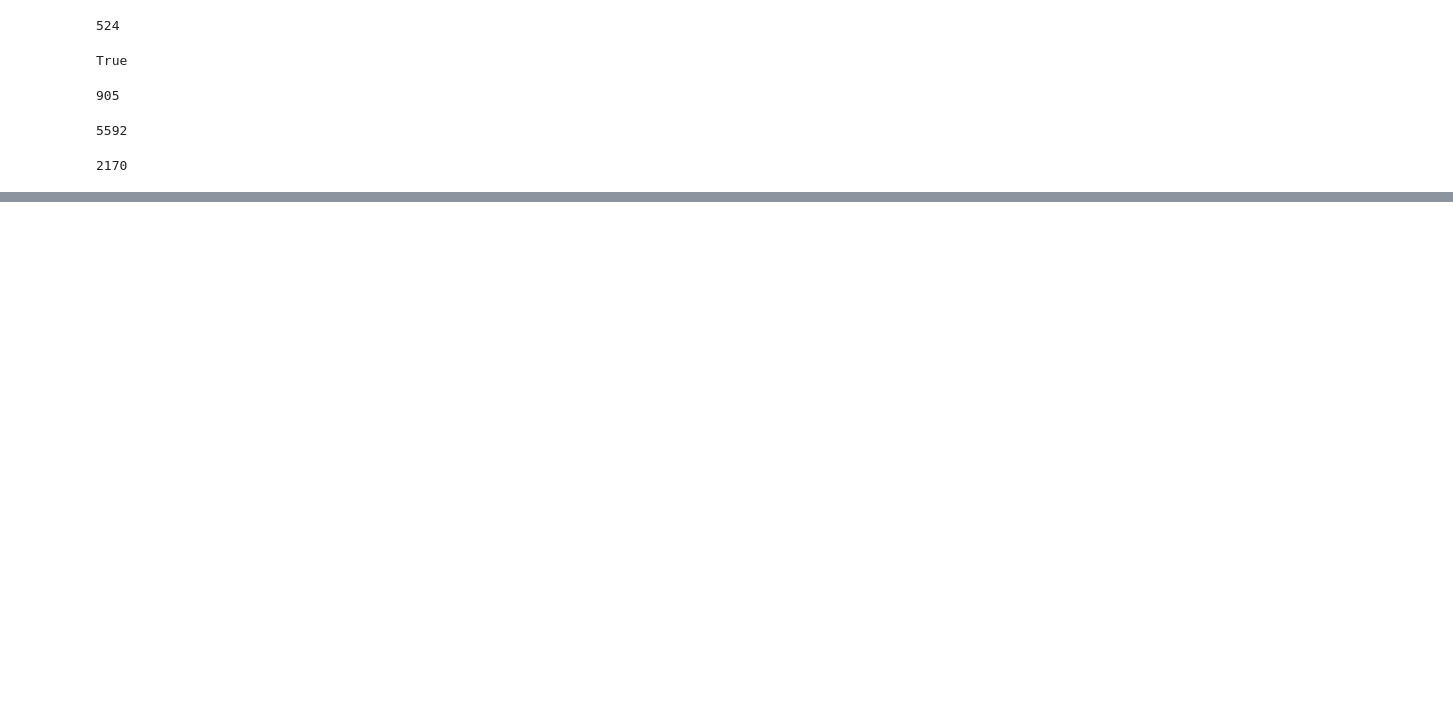
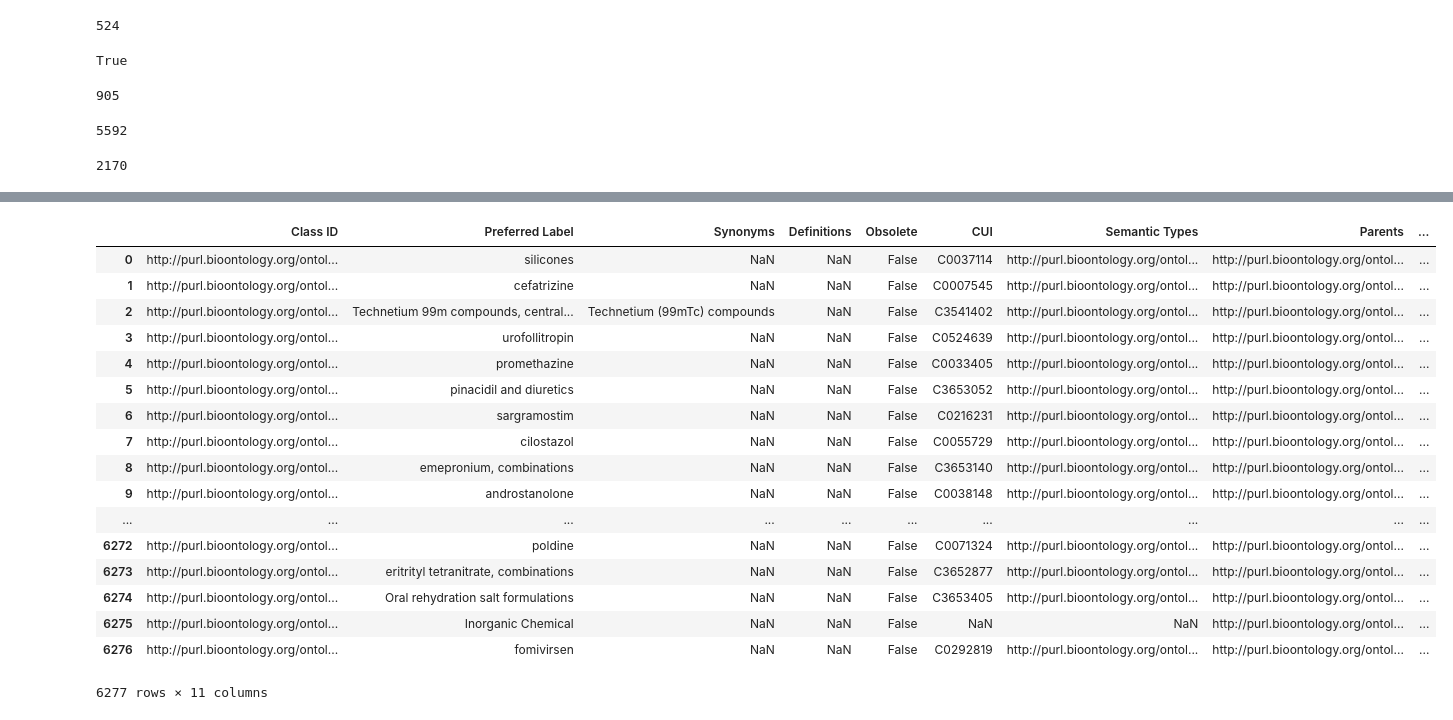
Before and after one commit to Dweepa/ItsAllInTheGenes, a Jupyter notebook: External /ExternalEval.ipynb, the cells around one changed output, grey strips where cells are left out. Drawn from its saved outputs; the diff is of its cells as text; code cells hidden in the pictures; blank space fills up the shorter version.

```diff
--- a/External /ExternalEval.ipynb
+++ b/External /ExternalEval.ipynb
@@ -103,0 +144,21 @@ len(np.unique(np.concatenate((train,test))))
+# %%
+data
+# %% [output]
+|  | Class ID | Preferred Label | Synonyms | Definitions | Obsolete | CUI | Semantic Types | Parents | ... |
+| 0 | http://purl.bioontology.org/ontol... | silicones | NaN | NaN | False | C0037114 | http://purl.bioontology.org/ontol... | http://purl.bioontology.org/ontol... | ... |
+| 1 | http://purl.bioontology.org/ontol... | cefatrizine | NaN | NaN | False | C0007545 | http://purl.bioontology.org/ontol... | http://purl.bioontology.org/ontol... | ... |
+| 2 | http://purl.bioontology.org/ontol... | Technetium 99m compounds, central... | Technetium (99mTc) compounds | NaN | False | C3541402 | http://purl.bioontology.org/ontol... | http://purl.bioontology.org/ontol... | ... |
+| 3 | http://purl.bioontology.org/ontol... | urofollitropin | NaN | NaN | False | C0524639 | http://purl.bioontology.org/ontol... | http://purl.bioontology.org/ontol... | ... |
+| 4 | http://purl.bioontology.org/ontol... | promethazine | NaN | NaN | False | C0033405 | http://purl.bioontology.org/ontol... | http://purl.bioontology.org/ontol... | ... |
+| 5 | http://purl.bioontology.org/ontol... | pinacidil and diuretics | NaN | NaN | False | C3653052 | http://purl.bioontology.org/ontol... | http://purl.bioontology.org/ontol... | ... |
+| 6 | http://purl.bioontology.org/ontol... | sargramostim | NaN | NaN | False | C0216231 | http://purl.bioontology.org/ontol... | http://purl.bioontology.org/ontol... | ... |
+| 7 | http://purl.bioontology.org/ontol... | cilostazol | NaN | NaN | False | C0055729 | http://purl.bioontology.org/ontol... | http://purl.bioontology.org/ontol... | ... |
+| 8 | http://purl.bioontology.org/ontol... | emepronium, combinations | NaN | NaN | False | C3653140 | http://purl.bioontology.org/ontol... | http://purl.bioontology.org/ontol... | ... |
+| 9 | http://purl.bioontology.org/ontol... | androstanolone | NaN | NaN | False | C0038148 | http://purl.bioontology.org/ontol... | http://purl.bioontology.org/ontol... | ... |
+| ... | ... | ... | ... | ... | ... | ... | ... | ... | ... |
+| 6272 | http://purl.bioontology.org/ontol... | poldine | NaN | NaN | False | C0071324 | http://purl.bioontology.org/ontol... | http://purl.bioontology.org/ontol... | ... |
+| 6273 | http://purl.bioontology.org/ontol... | eritrityl tetranitrate, combinations | NaN | NaN | False | C3652877 | http://purl.bioontology.org/ontol... | http://purl.bioontology.org/ontol... | ... |
+| 6274 | http://purl.bioontology.org/ontol... | Oral rehydration salt formulations | NaN | NaN | False | C3653405 | http://purl.bioontology.org/ontol... | http://purl.bioontology.org/ontol... | ... |
+| 6275 | http://purl.bioontology.org/ontol... | Inorganic Chemical | NaN | NaN | False | NaN | NaN | http://purl.bioontology.org/ontol... | ... |
+| 6276 | http://purl.bioontology.org/ontol... | fomivirsen | NaN | NaN | False | C0292819 | http://purl.bioontology.org/ontol... | http://purl.bioontology.org/ontol... | ... |
+6277 rows × 11 columns
```
Also changed, not shown: parts of 10 cells of this notebook.
